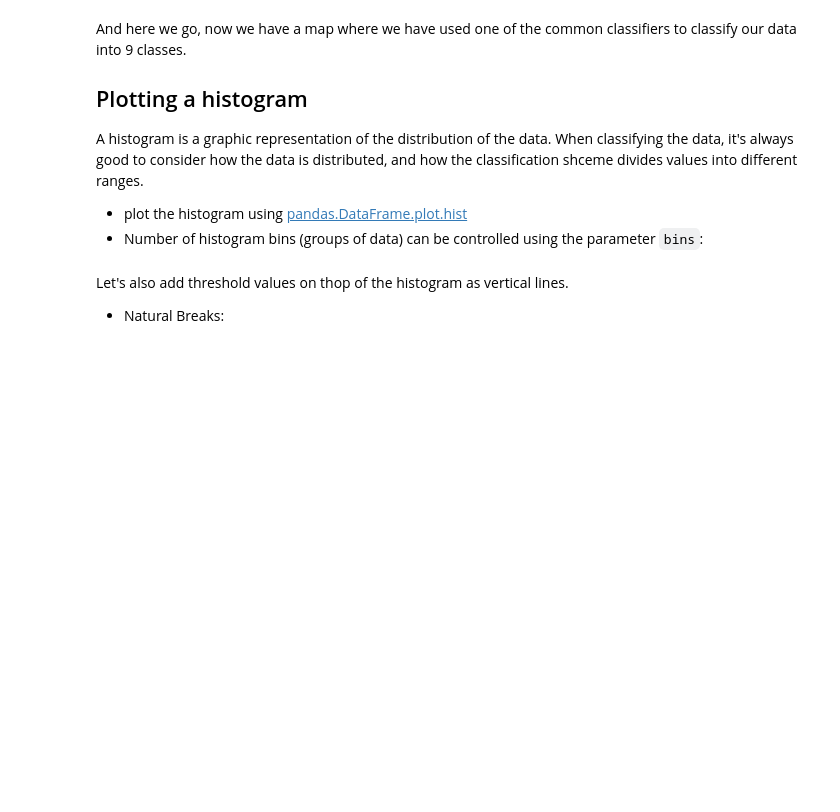
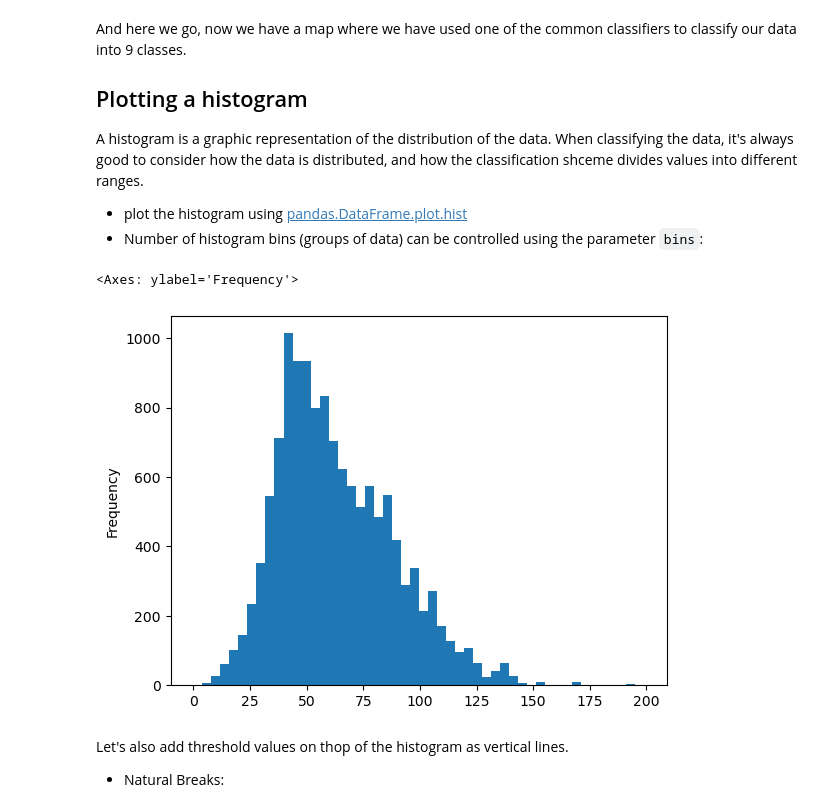
Before and after one commit to ab41996/automating-gis-processes, a Jupyter notebook: lessons/lesson-4/reclassifying-data.ipynb, the cells around one changed output. Cells and saved outputs as stored; diff of their text form; code cells hidden in the pictures; blank space fills up the shorter version.

```diff
--- a/lessons/lesson-4/reclassifying-data.ipynb
+++ b/lessons/lesson-4/reclassifying-data.ipynb
@@ -219,6 +246,12 @@ and how the classification shceme divides values into different ranges.
 
 - plot the histogram using [pandas.DataFrame.plot.hist](https://pandas.pydata.org/pandas-docs/stable/reference/api/pandas.DataFrame.plot.hist.html)
 - Number of histogram bins (groups of data) can be controlled using the parameter `bins`:
+# %%
+# Histogram for public transport rush hour travel time
+accessibility_grid["pt_r_tt"].plot.hist(bins=50)
+# %% [output]
+<Axes: ylabel='Frequency'>
+[figure, added]
 # %% [markdown]
 Let's also add threshold values on thop of the histogram as vertical lines.
 
```
Also changed, not shown: parts of 15 cells of this notebook.
